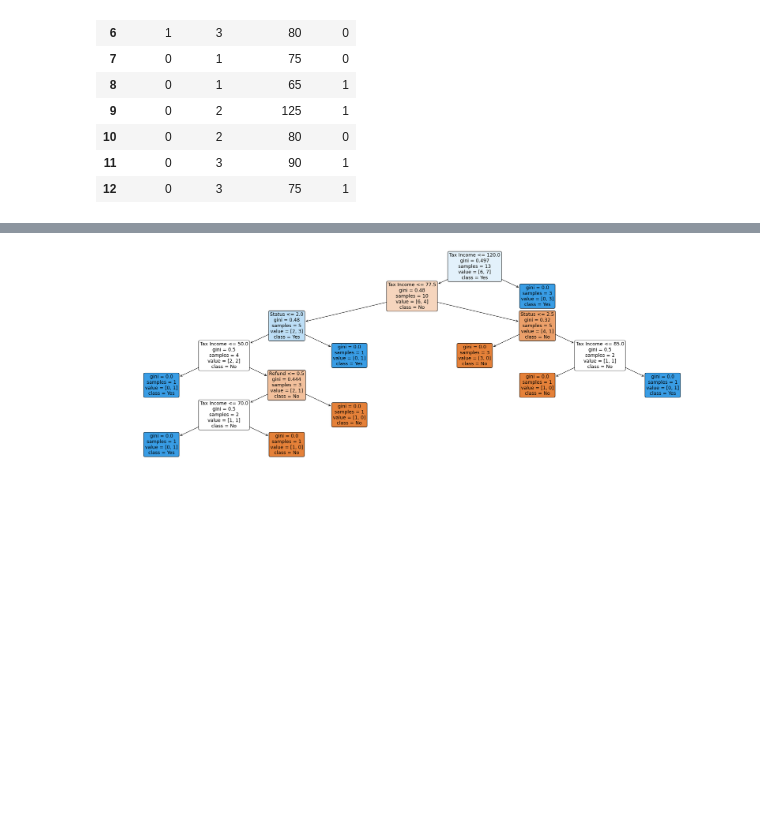
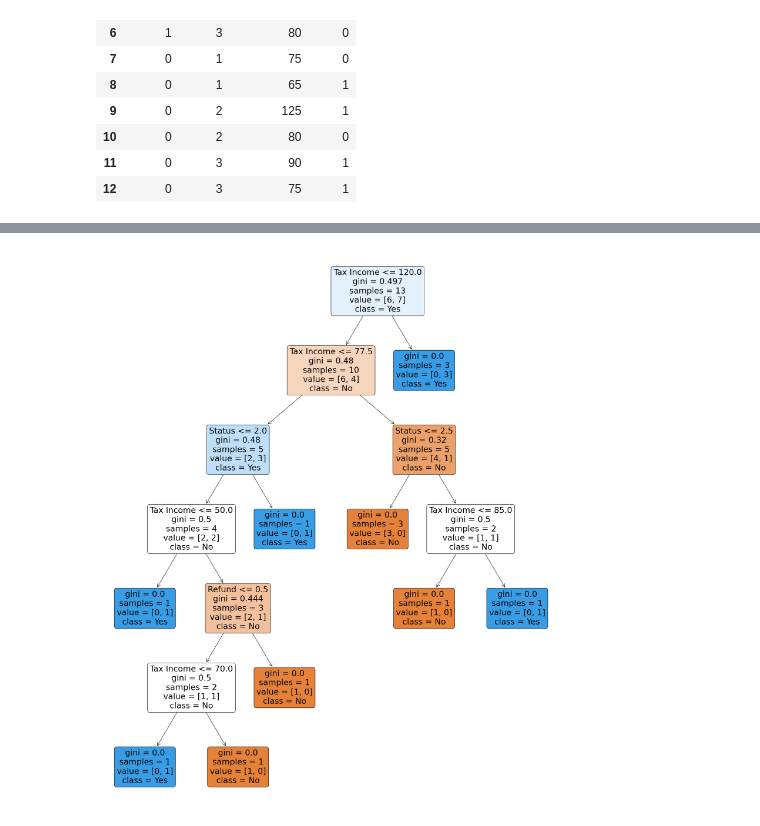
Before and after one commit to hatifmujahid/DT_Assignment_1, a Jupyter notebook: Q1.ipynb, the cells around one changed output, grey strips where cells are left out. Drawn from its saved outputs; the diff is of its cells as text; code cells hidden in the pictures; blank space fills up the shorter version.

```diff
--- a/Q1.ipynb
+++ b/Q1.ipynb
@@ -81,11 +83,11 @@ plt.show()
 # %%
 # create decision tree using CART
 dtc = DecisionTreeClassifier(criterion='gini', random_state=0)
 dtc.fit(df[['Refund', 'Status', 'Tax Income']], df['Cheat'])
 
 # Visualize the decision tree
-plt.figure(figsize=(30,10))
+plt.figure(figsize=(25,30))
 tree.plot_tree(dtc, filled=True, rounded=True, feature_names=['Refund', 'Status', 'Tax Income'], class_names=['No', 'Yes'])
 plt.show()
 # %% [output]
-[figure, old version]
+[figure, new version]
```
Also changed, not shown: parts of 1 cell of this notebook.
